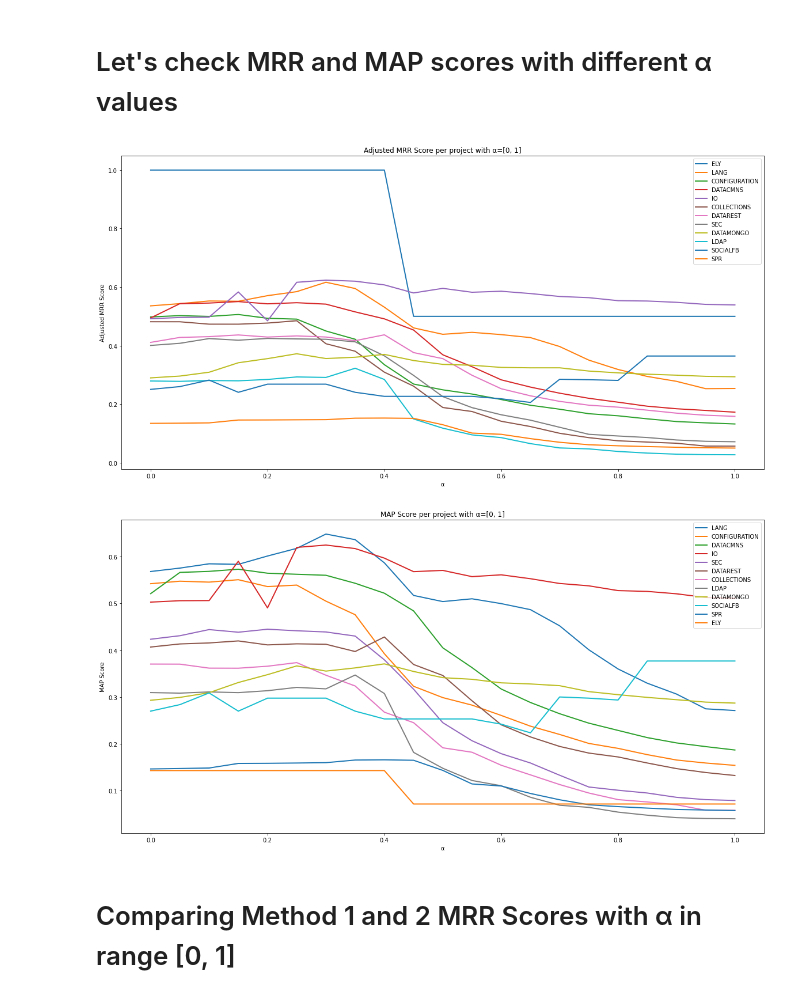
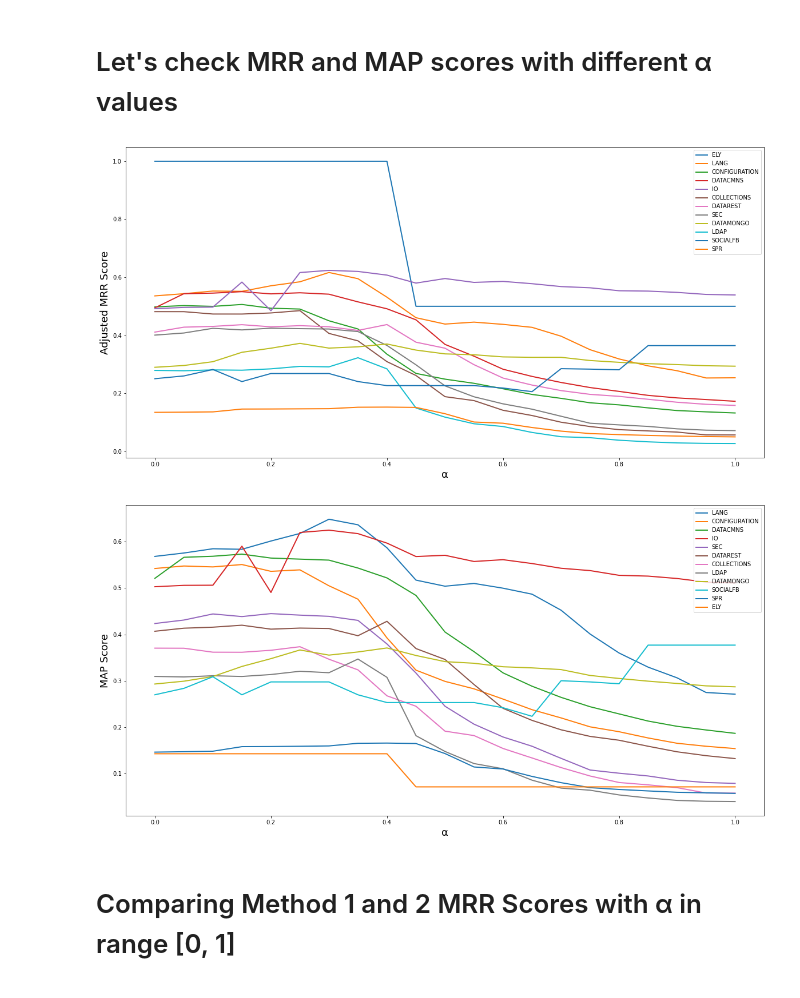
Before and after one commit to Tijunel/ENSF544-FINAL, a Jupyter notebook: Justinas_Tijunelis_ENSF544_Final.ipynb, the cells around one changed output. Cells and saved outputs as stored; diff of their text form; code cells hidden in the pictures.

```diff
--- a/Justinas_Tijunelis_ENSF544_Final.ipynb
+++ b/Justinas_Tijunelis_ENSF544_Final.ipynb
@@ -882,27 +882,27 @@ metric_scores = plot_scores_vs_α(testing_bug_reports, calculate_adjusted_MRR, '
 for k, v in metric_scores.items():
   plt.plot(α_range, v, label = k, linestyle = "-", linewidth=2)
 plt.rcParams["figure.figsize"] = (20, 10)
-plt.title('Adjusted MRR Score per project with α=[0, 1]')
-plt.xlabel('α')
-plt.ylabel('Adjusted MRR Score')
+# plt.title('Adjsuted MRR Score per project with α=[0, 1]', fontsize=20)
+plt.xlabel('α', fontsize=18)
+plt.ylabel('Adjusted MRR Score', fontsize=18)
 plt.legend()
 plt.show()
 # %% [output]
-[figure, old version]
+[figure, new version]
 # %%
 # Plot MAP scores
 α_range = [α / 100 for α in range(0, 105, 5)]
 metric_scores = plot_scores_vs_α(testing_bug_reports, calculate_average_precision, 'average_precision', 'final_scores')
 for k, v in metric_scores.items():
   plt.plot(α_range, v, label = k, linestyle = "-", linewidth=2)
 plt.rcParams["figure.figsize"] = (20, 10)
-plt.title('MAP Score per project with α=[0, 1]')
-plt.xlabel('α')
-plt.ylabel('MAP Score')
+#plt.title('MAP Score per project with α=[0, 1]', fontsize=20)
+plt.xlabel('α', fontsize=18)
+plt.ylabel('MAP Score', fontsize=18)
 plt.legend()
 plt.show()
 # %% [output]
-[figure, old version]
+[figure, new version]
 # %% [markdown]
 # Comparing Method 1 and 2 MRR Scores with α in range [0, 1]
 # %%
```
Also changed, not shown: parts of 9 cells of this notebook.
